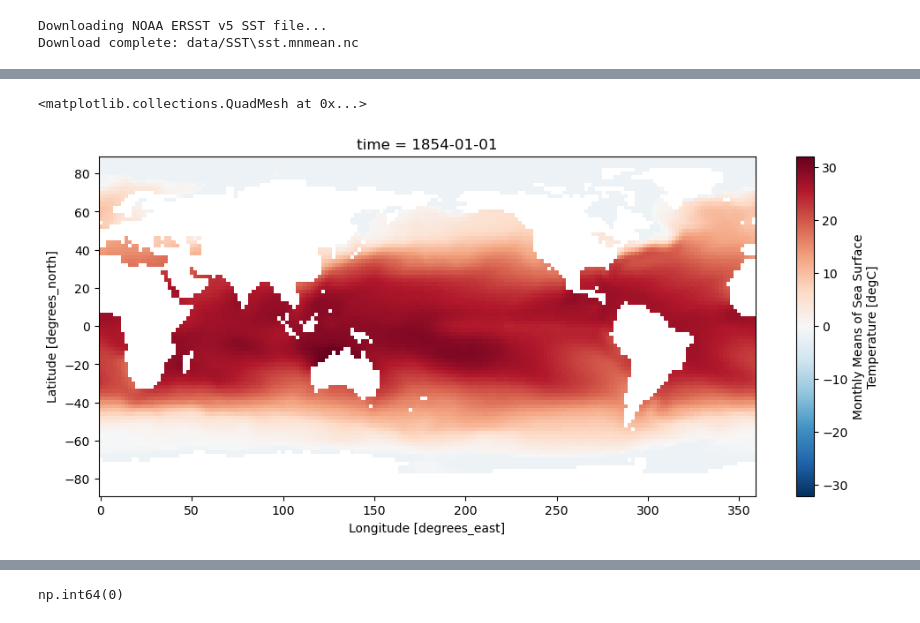
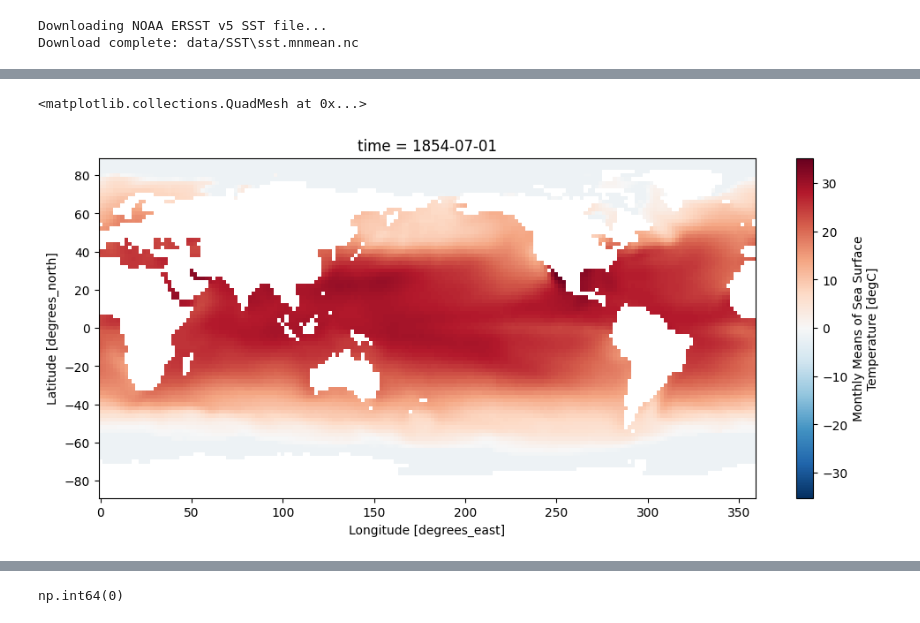
Before and after one commit to madwhe/WWF-Fisheries-Conflict-Analysis, a Jupyter notebook: NOAA_analysis/WWF_NOAA_analysis.ipynb, the cells around one changed output, grey strips where cells are left out. Drawn from its saved outputs; the diff is of its cells as text; code cells hidden in the pictures.

```diff
--- a/NOAA_analysis/WWF_NOAA_analysis.ipynb
+++ b/NOAA_analysis/WWF_NOAA_analysis.ipynb
@@ -168,7 +143,7 @@ Attributes:
     valid_range:   [-1.8 45. ]
 # %%
 # check - look at one month's SST variable
-sst_ds["sst"].isel(time=0).plot(figsize=(12,5))
+sst_ds["sst"].isel(time=6).plot(figsize=(12,5))
 # %% [output]
 <matplotlib.collections.QuadMesh at 0x...>
-[figure, old version]
+[figure, new version]
```
Also changed, not shown: parts of 29 cells of this notebook, 5 other files.
